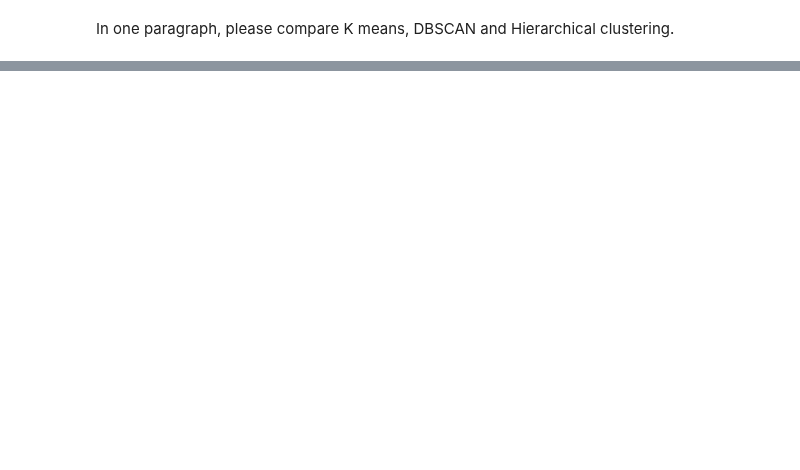
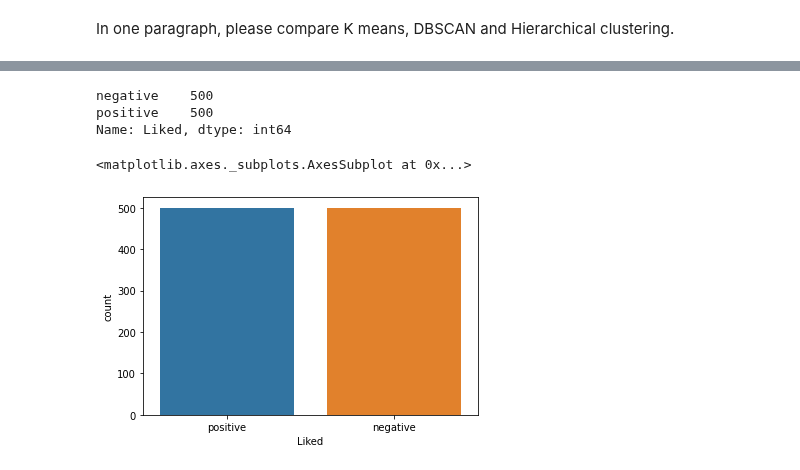
Before and after one commit to prithvikolla/Compuational_Methods_INFO5731, a Jupyter notebook: In_Class_Exersise/In_Class_exercises_10.ipynb, the cells around one changed output, grey strips where cells are left out. Saved outputs shown, nothing was run; the diff lists cells and outputs as text; code cells hidden in the pictures; blank space fills up the shorter version.

```diff
--- a/In_Class_Exersise/In_Class_exercises_10.ipynb
+++ b/In_Class_Exersise/In_Class_exercises_10.ipynb
@@ -43,0 +44,10 @@ sns.countplot(df.Rating)
+# %%
+def partition(x):
+    if x == 0:
+        return 'negative'
+    return 'positive'
+
+#changing reviews with score less than 3 to be positive
+actualScore = df['Liked']
+positiveNegative = actualScore.map(partition)
+df['Liked'] = positiveNegative
@@ -43,0 +63,11 @@ sns.countplot(df.Rating)
+# %%
+df['Liked'].value_counts()
+# %% [output]
+negative    500
+positive    500
+Name: Liked, dtype: int64
+# %%
+sns.countplot(df.Liked)
+# %% [output]
+<matplotlib.axes._subplots.AxesSubplot at 0x...>
+[figure, added]
```
Also changed, not shown: parts of 63 cells of this notebook.
